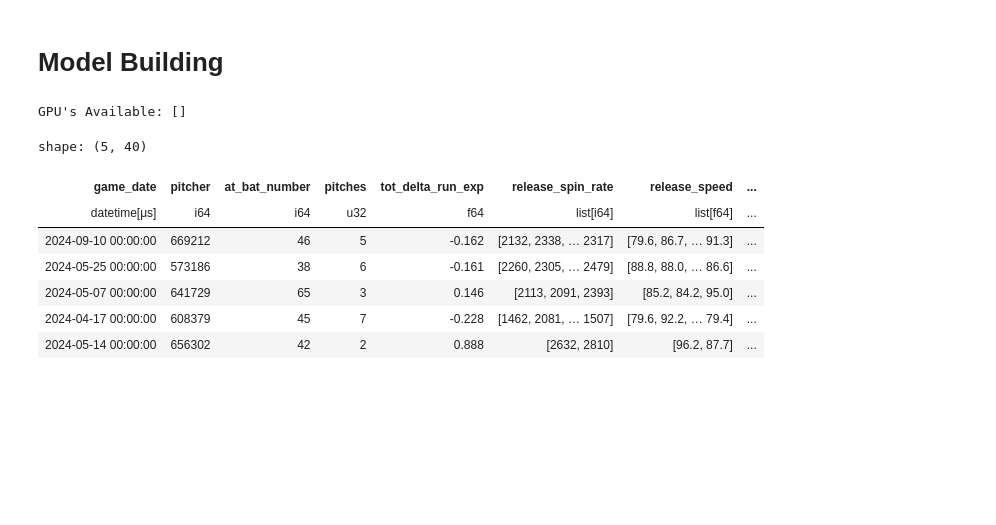
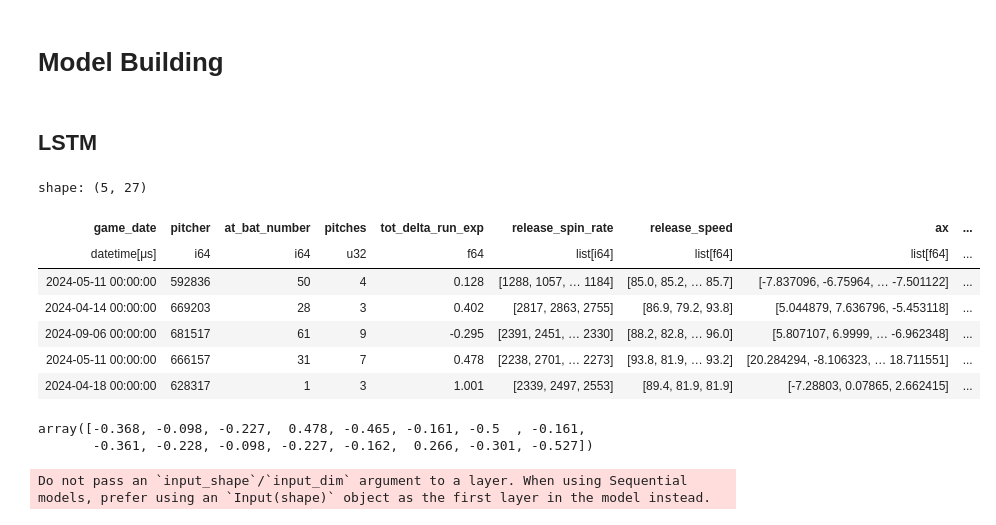
Before and after one commit to Jensen-holm/Sequence-Plus, a Jupyter notebook: notebooks/sequence+.ipynb, the cells around one changed output. Cells and saved outputs as stored; diff of their text form; code cells hidden in the pictures; blank space fills up the shorter version.

```diff
--- a/notebooks/sequence+.ipynb
+++ b/notebooks/sequence+.ipynb
@@ -757,48 +771,38 @@ corr_matrix.show()
 Since I am going to try to build an LSTM, which is more of a black box model, I am going to try to do [embedded feature selection](https://arxiv.org/html/2312.17517v1#:~:text=One%20common%20approach%20for%20embedded,different%20time%20steps%20or%20features.) using attention. I htink this would owrk better because the relationships between these features is complex, especially over a sequence of pitches. Embedded feature selection would allow the model to dynamically choose what features are important in any given context.
 # %% [markdown]
 # Model Building
-# %%
-from sklearn.model_selection import train_test_split
-import polars.selectors as cs
-import tensorflow as tf
-
-print(f"GPU's Available: {tf.config.list_physical_devices('GPU')}")
-# %% [output]
-GPU's Available: []
+# %% [markdown]
+## LSTM
 # %%
 # group each sequence of pitches together, and drop all
-# columns that have at least one missing value in any of
-# the features (except diff ones, b/c the first pitch in
-# an AB will have null diff features). Right now I am not
-# certain that I am doing this right
+# columns that have at least one missing value in any of the features
 
 sequences_df = (sequence_dist_pitches_lf
                 .sort("game_date", "pitcher", "at_bat_number",
                       "pitch_number", descending=[True] * 4)
                 .select("game_date", "pitcher", "at_bat_number",
-                        *features_of_interest, *response)
+                        *FEATURES, *RESPONSE)
                 .group_by("game_date", "pitcher", "at_bat_number")
                 .agg(
                     pl.len().alias("pitches"),
                     pl.col("delta_run_exp").sum().alias("tot_delta_run_exp"),
-                    *[pl.col(f) for f in features_of_interest + response],
+                    *[pl.col(f) for f in FEATURES + RESPONSE],
                 )
                 .filter(
                     pl.all_horizontal(
-                        [pl.col(f).is_not_null().all()
-                        for f in features_of_interest + response
-                        if not f.endswith("_diff")],
+                        pl.col(f).is_not_null().all()
+                        for f in FEATURES + RESPONSE
                     )
                 )
                 .collect())
 
-sequences_df.head()
+sequences_df.sample(5, seed=42)
 # %% [output]
-shape: (5, 40)
+shape: (5, 27)
-| game_date | pitcher | at_bat_number | pitches | tot_delta_run_exp | release_spin_rate | release_speed | ... |
-| datetime[μs] | i64 | i64 | u32 | f64 | list[i64] | list[f64] | ... |
-| 2024-09-10 00:00:00 | 669212 | 46 | 5 | -0.162 | [2132, 2338, … 2317] | [79.6, 86.7, … 91.3] | ... |
-| 2024-05-25 00:00:00 | 573186 | 38 | 6 | -0.161 | [2260, 2305, … 2479] | [88.8, 88.0, … 86.6] | ... |
-| 2024-05-07 00:00:00 | 641729 | 65 | 3 | 0.146 | [2113, 2091, 2393] | [85.2, 84.2, 95.0] | ... |
-| 2024-04-17 00:00:00 | 608379 | 45 | 7 | -0.228 | [1462, 2081, … 1507] | [79.6, 92.2, … 79.4] | ... |
-| 2024-05-14 00:00:00 | 656302 | 42 | 2 | 0.888 | [2632, 2810] | [96.2, 87.7] | ... |
+| game_date | pitcher | at_bat_number | pitches | tot_delta_run_exp | release_spin_rate | release_speed | ax | ... |
+| datetime[μs] | i64 | i64 | u32 | f64 | list[i64] | list[f64] | list[f64] | ... |
+| 2024-05-11 00:00:00 | 592836 | 50 | 4 | 0.128 | [1288, 1057, … 1184] | [85.0, 85.2, … 85.7] | [-7.837096, -6.75964, … -7.501122] | ... |
+| 2024-04-14 00:00:00 | 669203 | 28 | 3 | 0.402 | [2817, 2863, 2755] | [86.9, 79.2, 93.8] | [5.044879, 7.636796, -5.453118] | ... |
+| 2024-09-06 00:00:00 | 681517 | 61 | 9 | -0.295 | [2391, 2451, … 2330] | [88.2, 82.8, … 96.0] | [5.807107, 6.9999, … -6.962348] | ... |
+| 2024-05-11 00:00:00 | 666157 | 31 | 7 | 0.478 | [2238, 2701, … 2273] | [93.8, 81.9, … 93.2] | [20.284294, -8.106323, … 18.711551] | ... |
+| 2024-04-18 00:00:00 | 628317 | 1 | 3 | 1.001 | [2339, 2497, 2553] | [89.4, 81.9, 81.9] | [-7.28803, 0.07865, 2.662415] | ... |
@@ -804,0 +845,16 @@ shape: (5, 40)
+# %%
+
+y_train
+# %% [output]
+array([-0.368, -0.098, -0.227,  0.478, -0.465, -0.161, -0.5  , -0.161,
+       -0.361, -0.228, -0.098, -0.227, -0.162,  0.266, -0.301, -0.527])
+# %%
+from tensorflow.keras.models import Sequential
+from tensorflow.keras.layers import LSTM, Dense, Dropout, Attention
+
+
+simple_model = Sequential([
+    LSTM(128, return_sequences=True, input_shape=(seqs.shape[1], seqs.shape[2])),
+])
+# %% [output]
+Do not pass an `input_shape`/`input_dim` argument to a layer. When using Sequential models, prefer using an `Input(shape)` object as the first layer in the model instead.
```
Also changed, not shown: parts of 8 cells of this notebook.
